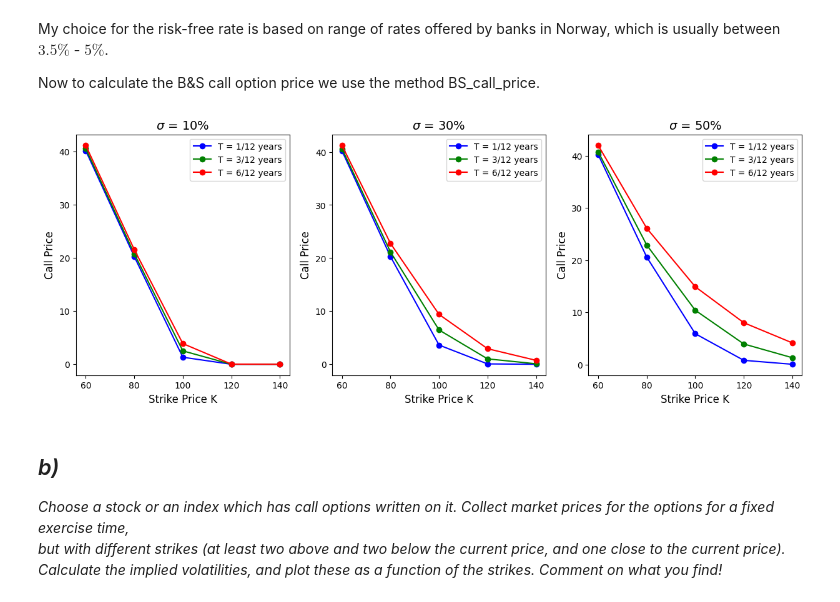
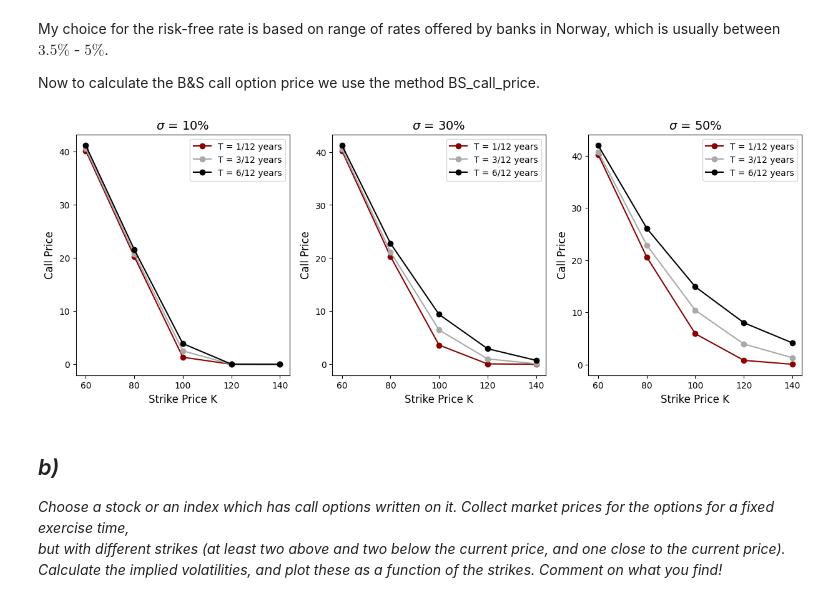
Before and after one commit to nordensten/fin_tools, a Jupyter notebook: portfolio_analysis.ipynb, the cells around one changed output. Drawn from its saved outputs; the diff is of its cells as text; code cells hidden in the pictures.

```diff
--- a/portfolio_analysis.ipynb
+++ b/portfolio_analysis.ipynb
@@ -174,23 +174,23 @@ Now to calculate the B&S call option price we use the method BS_call_price.
 # %%
 # plot settings
 fig, axes = plt.subplots(1, 3, figsize=(15, 5))
 T_labels = ['T = 1/12 years', 'T = 3/12 years', 'T = 6/12 years']
-colors = ['blue', 'green', 'red']
+colors = ['darkred', 'darkgrey', 'black']
 
 for i, sigma in enumerate(volatilities):
     ax = axes[i]
     ax.set_title(r"$\sigma$ = " + f"{sigma:.0%}")
     ax.set_xlabel('Strike Price K')
     ax.set_ylabel('Call Price')
     for j, (T, c, label) in enumerate(zip(exercise_times, colors, T_labels)):
         option = Option()
         option.add_option(stock_price, strikes, sigma, T, risk_free_rate)
         call_prices = option.BS_call_price(strikes, sigma)
         ax.plot(strikes, call_prices, marker='o', color=c, label=label)
     ax.legend()
 plt.show()
 # %% [output]
-[figure, old version]
+[figure, new version]
 # %% [markdown]
 ## *b)* ##
 
```
Also changed, not shown: parts of 9 cells of this notebook, 2 other files.
